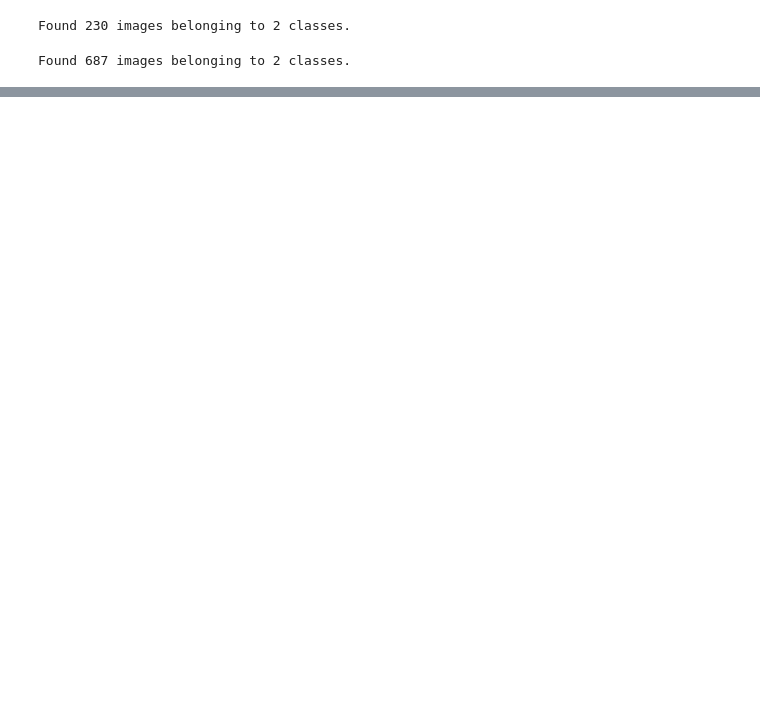
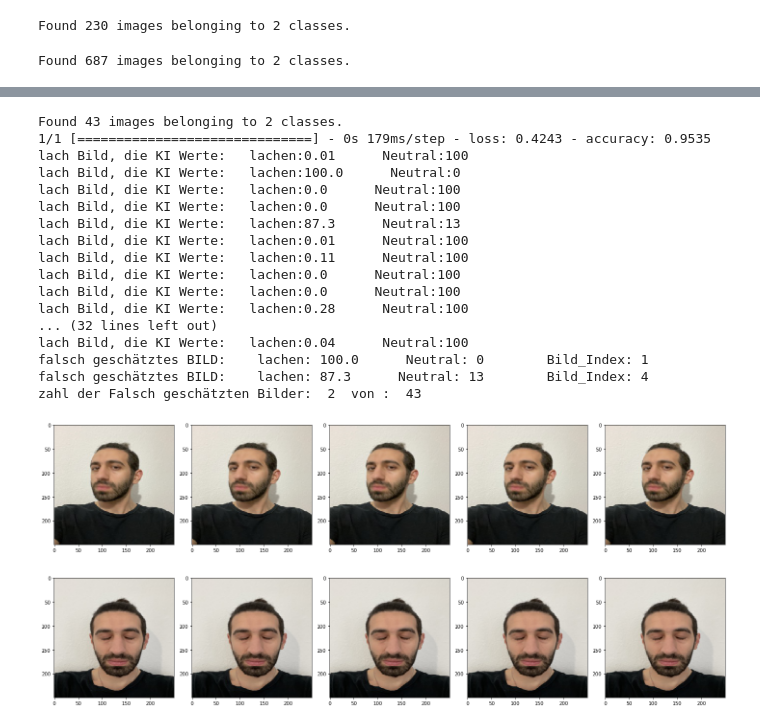
Before and after one commit to AnasAr96/UnI-ML-DL, a Jupyter notebook: video_Ki/smileDetector.ipynb, the cells around one changed output, grey strips where cells are left out. Saved outputs shown, nothing was run; the diff lists cells and outputs as text; code cells hidden in the pictures; blank space fills up the shorter version.

```diff
--- a/video_Ki/smileDetector.ipynb
+++ b/video_Ki/smileDetector.ipynb
@@ -333,0 +312,55 @@ for pic in false_images:
+# %%
+predict_dir = os.path.join("/Users/anasarodake/anas_fotos/predict/", 'neutral')
+
+image_gen = ImageDataGenerator(
+    rescale=1./255
+)
+
+
+predict_neutral_data_gen =  image_gen.flow_from_directory(
+    directory=predict_dir,
+    target_size = (IMG_SHAPE, IMG_SHAPE),
+    batch_size= 333,
+    #classes= classes,
+    class_mode= 'sparse')
+
+
+
+predicted1 = model.evaluate(x = predict_neutral_data_gen)
+predicted = model.predict(x = predict_neutral_data_gen)
+
+
+for value in predicted:
+    print("lach Bild, die KI Werte:   lachen:{}      Neutral:{}".format( round(value[0] *100 , 2) ,round(value[1] *100) ))
+    index = 0
+false_images = np.array([])
+for value in predicted:
+    if value[0] > value[1]:
+        print("falsch geschätztes BILD:    lachen: {}      Neutral: {}        Bild_Index: {}".format(
+            round(value[0] * 100, 2), round(value[1] * 100), index))
+        false_images = np.append(false_images, int(index))
+    index = index + 1
+print("zahl der Falsch geschätzten Bilder: ", len(false_images), " von : ", len(predicted))
+for pic in false_images:
+    augmented_images = [predict_neutral_data_gen[0][0][int(pic)] for i in range(5)]
+    plotImages(augmented_images)
+# %% [output]
+Found 43 images belonging to 2 classes.
+1/1 [==============================] - 0s 179ms/step - loss: 0.4243 - accuracy: 0.9535
+lach Bild, die KI Werte:   lachen:0.01      Neutral:100
+lach Bild, die KI Werte:   lachen:100.0      Neutral:0
+lach Bild, die KI Werte:   lachen:0.0      Neutral:100
+lach Bild, die KI Werte:   lachen:0.0      Neutral:100
+lach Bild, die KI Werte:   lachen:87.3      Neutral:13
+lach Bild, die KI Werte:   lachen:0.01      Neutral:100
+lach Bild, die KI Werte:   lachen:0.11      Neutral:100
+lach Bild, die KI Werte:   lachen:0.0      Neutral:100
+lach Bild, die KI Werte:   lachen:0.0      Neutral:100
+lach Bild, die KI Werte:   lachen:0.28      Neutral:100
+... (32 lines left out)
+lach Bild, die KI Werte:   lachen:0.04      Neutral:100
+falsch geschätztes BILD:    lachen: 100.0      Neutral: 0        Bild_Index: 1
+falsch geschätztes BILD:    lachen: 87.3      Neutral: 13        Bild_Index: 4
+zahl der Falsch geschätzten Bilder:  2  von :  43
+[figure, added]
+[figure, added]
```
Also changed, not shown: parts of 13 cells of this notebook.
